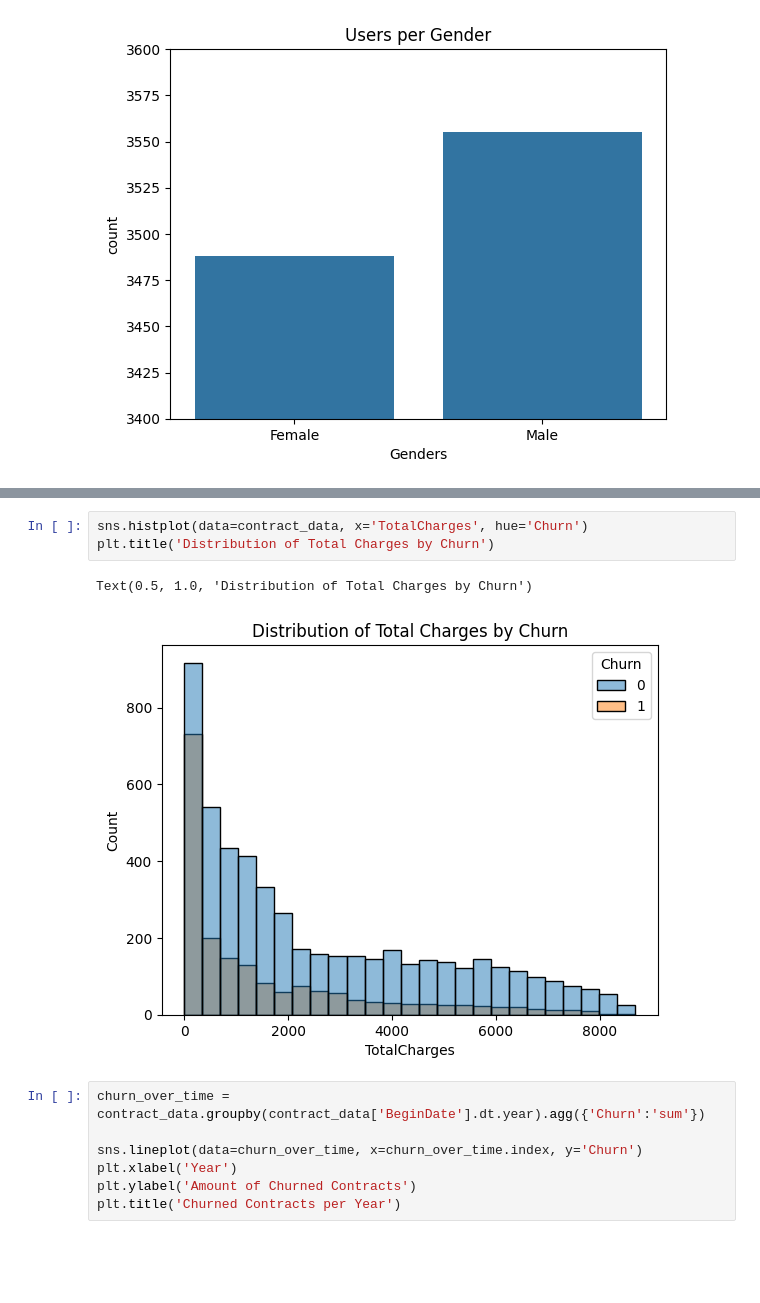
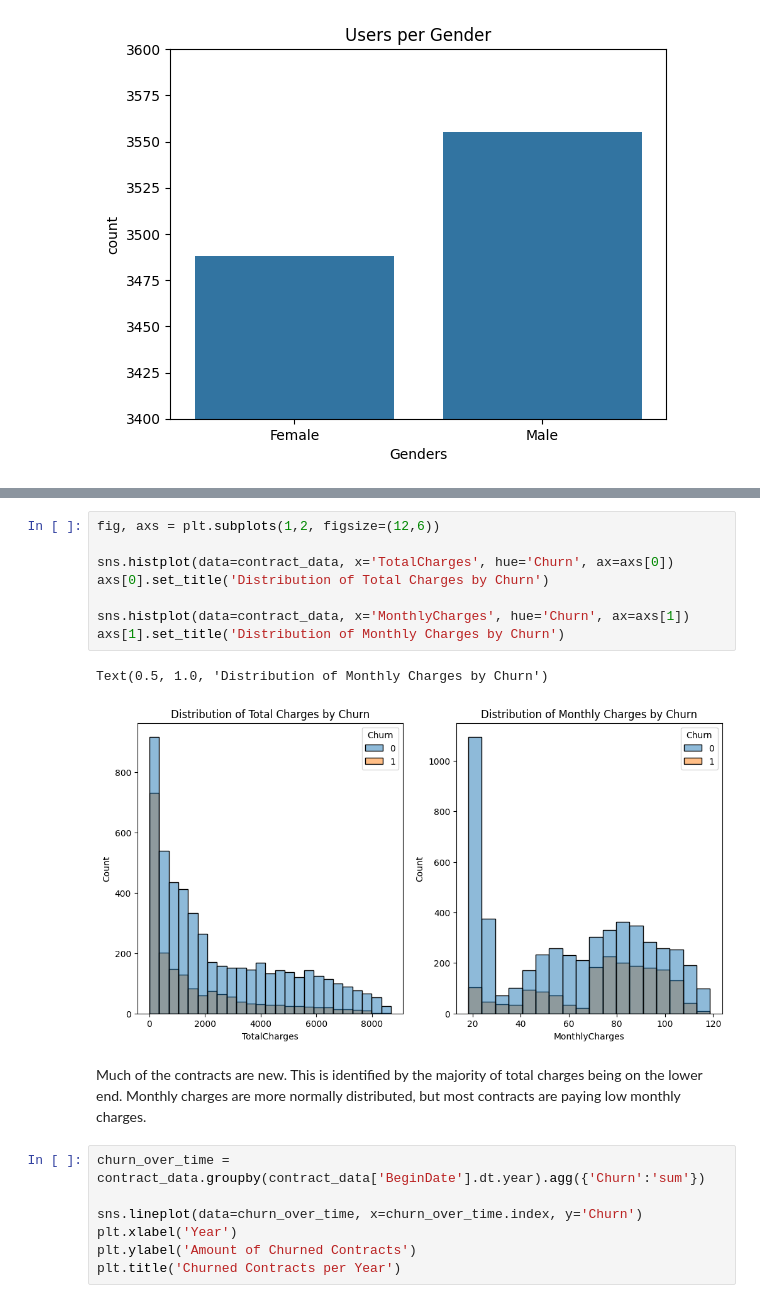
Before and after one commit to MrDonBromo/Telecom-Churn-Prediction, a Jupyter notebook: Final Project.ipynb, the cells around one changed output, grey strips where cells are left out. Drawn from its saved outputs; the diff is of its cells as text; blank space fills up the shorter version.

```diff
--- a/Final Project.ipynb
+++ b/Final Project.ipynb
@@ -480,9 +487,16 @@ plt.tight_layout()
-# %%
-sns.histplot(data=contract_data, x='TotalCharges', hue='Churn')
-plt.title('Distribution of Total Charges by Churn')
-# %% [output]
-Text(0.5, 1.0, 'Distribution of Total Charges by Churn')
-[figure, removed]
+# %%
+fig, axs = plt.subplots(1,2, figsize=(12,6))
+
+sns.histplot(data=contract_data, x='TotalCharges', hue='Churn', ax=axs[0])
+axs[0].set_title('Distribution of Total Charges by Churn')
+
+sns.histplot(data=contract_data, x='MonthlyCharges', hue='Churn', ax=axs[1])
+axs[1].set_title('Distribution of Monthly Charges by Churn')
+# %% [output]
+Text(0.5, 1.0, 'Distribution of Monthly Charges by Churn')
+[figure, added]
+# %% [markdown]
+Much of the contracts are new. This is identified by the majority of total charges being on the lower end. Monthly charges are more normally distributed, but most contracts are paying low monthly charges.
 # %%
 churn_over_time = contract_data.groupby(contract_data['BeginDate'].dt.year).agg({'Churn':'sum'})
 
```
Also changed, not shown: parts of 12 cells of this notebook.
